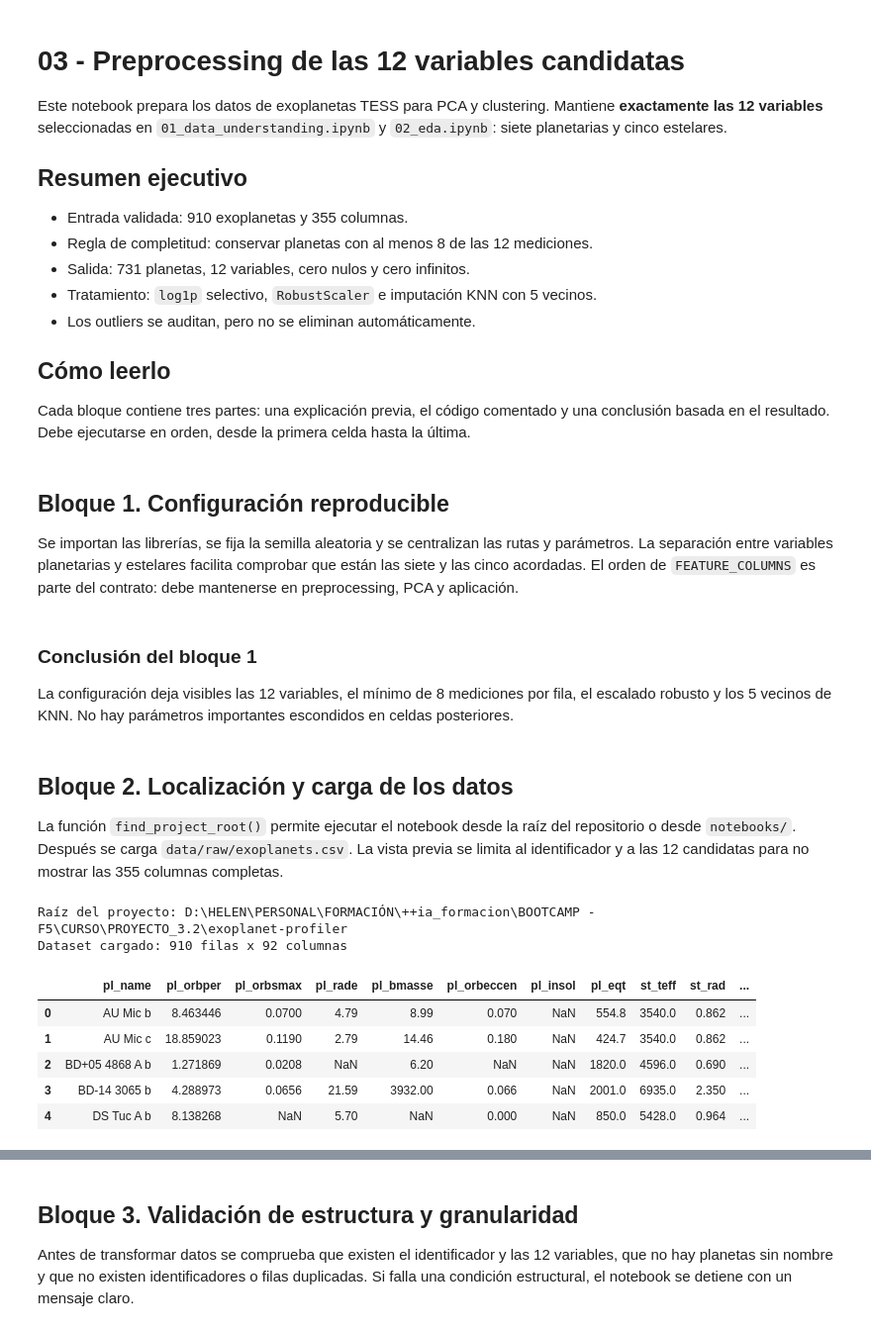
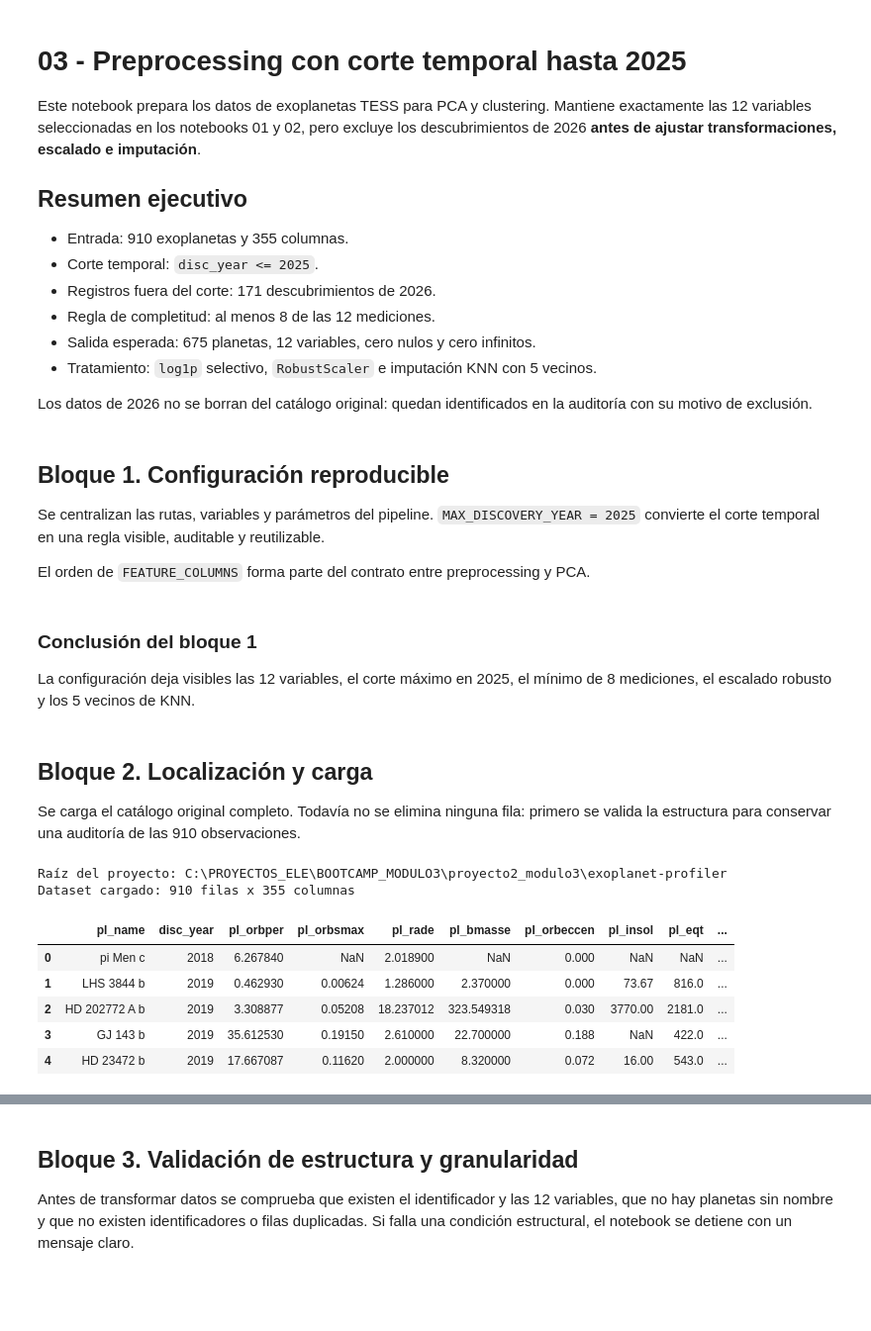
Before and after one commit to LauraSilRu/exoplanet-profiler, a Jupyter notebook: notebooks/03_preprocessing.ipynb, the cells around one changed output, grey strips where cells are left out. Shown at 99% size. Drawn from its saved outputs; the diff is of its cells as text; code cells hidden in the pictures; blank space fills up the shorter version.

```diff
--- a/notebooks/03_preprocessing.ipynb
+++ b/notebooks/03_preprocessing.ipynb
@@ -1,28 +1,26 @@
 # %% [markdown]
-# 03 - Preprocessing de las 12 variables candidatas
+# 03 - Preprocessing con corte temporal hasta 2025
 
-Este notebook prepara los datos de exoplanetas TESS para PCA y clustering. Mantiene **exactamente las 12 variables** seleccionadas en `01_data_understanding.ipynb` y `02_eda.ipynb`: siete planetarias y cinco estelares.
+Este notebook prepara los datos de exoplanetas TESS para PCA y clustering. Mantiene exactamente las 12 variables seleccionadas en los notebooks 01 y 02, pero excluye los descubrimientos de 2026 **antes de ajustar transformaciones, escalado e imputación**.
 
 ## Resumen ejecutivo
 
-- Entrada validada: 910 exoplanetas y 355 columnas.
-- Regla de completitud: conservar planetas con al menos 8 de las 12 mediciones.
-- Salida: 731 planetas, 12 variables, cero nulos y cero infinitos.
+- Entrada: 910 exoplanetas y 355 columnas.
+- Corte temporal: `disc_year <= 2025`.
+- Registros fuera del corte: 171 descubrimientos de 2026.
+- Regla de completitud: al menos 8 de las 12 mediciones.
+- Salida esperada: 675 planetas, 12 variables, cero nulos y cero infinitos.
 - Tratamiento: `log1p` selectivo, `RobustScaler` e imputación KNN con 5 vecinos.
-- Los outliers se auditan, pero no se eliminan automáticamente.
 
-## Cómo leerlo
-
-Cada bloque contiene tres partes: una explicación previa, el código comentado y una conclusión basada en el resultado. Debe ejecutarse en orden, desde la primera celda hasta la última.
+Los datos de 2026 no se borran del catálogo original: quedan identificados en la auditoría con su motivo de exclusión.
 # %% [markdown]
 ## Bloque 1. Configuración reproducible
 
+Se centralizan las rutas, variables y parámetros del pipeline. `MAX_DISCOVERY_YEAR = 2025` convierte el corte temporal en una regla visible, auditable y reutilizable.
 
-
-Se importan las librerías, se fija la semilla aleatoria y se centralizan las rutas y parámetros. La separación entre variables planetarias y estelares facilita comprobar que están las siete y las cinco acordadas. El orden de `FEATURE_COLUMNS` es parte del contrato: debe mantenerse en preprocessing, PCA y aplicación.
+El orden de `FEATURE_COLUMNS` forma parte del contrato entre preprocessing y PCA.
 # %%
 # BLOQUE 1 — Importaciones, variables, rutas y parámetros
-
 
 from pathlib import Path
 import json
@@ -57,8 +55,9 @@ PIPELINE_PATH = Path("data/processed/preprocessing_pipeline.joblib")
 METADATA_PATH = Path("data/processed/preprocessing_metadata.json")
 
 ID_COLUMN = "pl_name"
+YEAR_COLUMN = "disc_year"
+MAX_DISCOVERY_YEAR = 2025
 
-# Variables candidatas definidas en los notebooks 01 y 02.
 PLANET_FEATURES = [
     "pl_orbper",
     "pl_orbsmax",
@@ -68,7 +67,6 @@ PLANET_FEATURES = [
     "pl_insol",
     "pl_eqt",
 ]
-
 STELLAR_FEATURES = [
     "st_teff",
     "st_rad",
@@ -76,10 +74,8 @@ STELLAR_FEATURES = [
     "st_met",
     "st_logg",
 ]
-
 FEATURE_COLUMNS = PLANET_FEATURES + STELLAR_FEATURES
 
-# Se transforman variables positivas con colas derechas pronunciadas.
 LOG1P_FEATURES = [
     "pl_orbper",
     "pl_orbsmax",
@@ -88,13 +84,9 @@ LOG1P_FEATURES = [
     "pl_insol",
     "st_rad",
 ]
-
-# Se conservan sin logaritmo por distribución o significado físico.
 LINEAR_FEATURES = [feature for feature in FEATURE_COLUMNS if feature not in LOG1P_FEATURES]
 
-# Como máximo se imputan cuatro de las doce variables por observación.
 MIN_PRESENT_FEATURES = 8
-
 SCALER_NAME = "robust"
 KNN_NEIGHBORS = 5
 KNN_WEIGHTS = "distance"
@@ -110,48 +102,43 @@ NASA_SOURCE_URL = (
 # %% [markdown]
 ### Conclusión del bloque 1
 
-La configuración deja visibles las 12 variables, el mínimo de 8 mediciones por fila, el escalado robusto y los 5 vecinos de KNN. No hay parámetros importantes escondidos en celdas posteriores.
+La configuración deja visibles las 12 variables, el corte máximo en 2025, el mínimo de 8 mediciones, el escalado robusto y los 5 vecinos de KNN.
 # %% [markdown]
-## Bloque 2. Localización y carga de los datos
+## Bloque 2. Localización y carga
 
-
-
-La función `find_project_root()` permite ejecutar el notebook desde la raíz del repositorio o desde `notebooks/`. Después se carga `data/raw/exoplanets.csv`. La vista previa se limita al identificador y a las 12 candidatas para no mostrar las 355 columnas completas.
+Se carga el catálogo original completo. Todavía no se elimina ninguna fila: primero se valida la estructura para conservar una auditoría de las 910 observaciones.
 # %%
 # BLOQUE 2 — Localizar el proyecto y cargar el CSV
 
-
 def find_project_root(start: Path | None = None) -> Path:
-    # Permite ejecutar el notebook desde la raíz o desde notebooks/.
     current = (start or Path.cwd()).resolve()
     for candidate in [current, *current.parents]:
         if (candidate / "README.md").exists() and (candidate / "notebooks").exists():
             return candidate
     raise FileNotFoundError("No se encontró la raíz de exoplanet-profiler.")
-
 
 PROJECT_ROOT = find_project_root()
 raw_data_path = PROJECT_ROOT / RAW_DATA_PATH
 
 if not raw_data_path.exists():
     raise FileNotFoundError(
         f"No existe {raw_data_path}. Descarga primero el CSV TESS de NASA."
     )
 
-df_raw = pd.read_csv(raw_data_path, comment="#")
+df_raw = pd.read_csv(raw_data_path, comment="#", low_memory=False)
 
 print(f"Raíz del proyecto: {PROJECT_ROOT}")
 print(f"Dataset cargado: {df_raw.shape[0]} filas x {df_raw.shape[1]} columnas")
-display(df_raw[[ID_COLUMN, *FEATURE_COLUMNS]].head())
+display(df_raw[[ID_COLUMN, YEAR_COLUMN, *FEATURE_COLUMNS]].head())
 # %% [output]
-Raíz del proyecto: D:\HELEN\PERSONAL\FORMACIÓN\++ia_formacion\BOOTCAMP - F5\CURSO\PROYECTO_3.2\exoplanet-profiler
-Dataset cargado: 910 filas x 92 columnas
+Raíz del proyecto: C:\PROYECTOS_ELE\BOOTCAMP_MODULO3\proyecto2_modulo3\exoplanet-profiler
+Dataset cargado: 910 filas x 355 columnas
-|  | pl_name | pl_orbper | pl_orbsmax | pl_rade | pl_bmasse | pl_orbeccen | pl_insol | pl_eqt | st_teff | st_rad | ... |
-| 0 | AU Mic b | 8.463446 | 0.0700 | 4.79 | 8.99 | 0.070 | NaN | 554.8 | 3540.0 | 0.862 | ... |
-| 1 | AU Mic c | 18.859023 | 0.1190 | 2.79 | 14.46 | 0.180 | NaN | 424.7 | 3540.0 | 0.862 | ... |
-| 2 | BD+05 4868 A b | 1.271869 | 0.0208 | NaN | 6.20 | NaN | NaN | 1820.0 | 4596.0 | 0.690 | ... |
-| 3 | BD-14 3065 b | 4.288973 | 0.0656 | 21.59 | 3932.00 | 0.066 | NaN | 2001.0 | 6935.0 | 2.350 | ... |
-| 4 | DS Tuc A b | 8.138268 | NaN | 5.70 | NaN | 0.000 | NaN | 850.0 | 5428.0 | 0.964 | ... |
+|  | pl_name | disc_year | pl_orbper | pl_orbsmax | pl_rade | pl_bmasse | pl_orbeccen | pl_insol | pl_eqt | ... |
+| 0 | pi Men c | 2018 | 6.267840 | NaN | 2.018900 | NaN | 0.000 | NaN | NaN | ... |
+| 1 | LHS 3844 b | 2019 | 0.462930 | 0.00624 | 1.286000 | 2.370000 | 0.000 | 73.67 | 816.0 | ... |
+| 2 | HD 202772 A b | 2019 | 3.308877 | 0.05208 | 18.237012 | 323.549318 | 0.030 | 3770.00 | 2181.0 | ... |
+| 3 | GJ 143 b | 2019 | 35.612530 | 0.19150 | 2.610000 | 22.700000 | 0.188 | NaN | 422.0 | ... |
+| 4 | HD 23472 b | 2019 | 17.667087 | 0.11620 | 2.000000 | 8.320000 | 0.072 | 16.00 | 543.0 | ... |
 # %% [markdown]
 ### Conclusión del bloque 2
 
```
Also changed, not shown: parts of 29 cells of this notebook, 16 other files.
